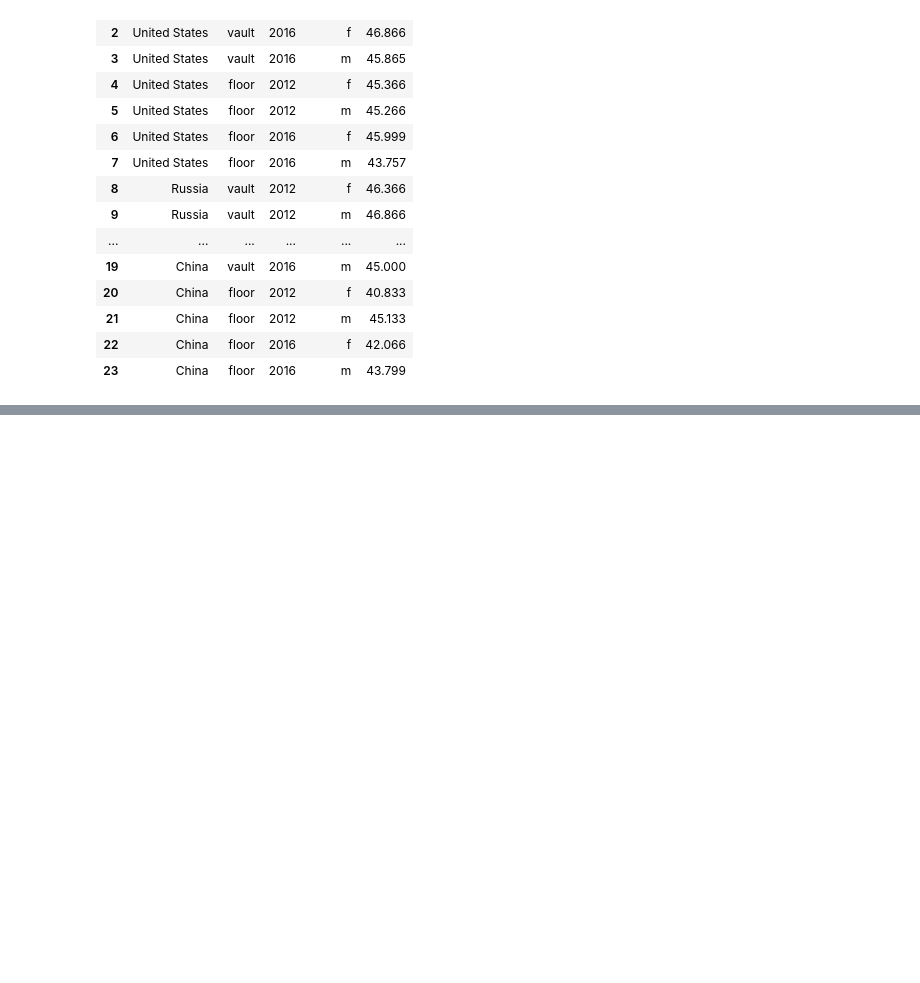
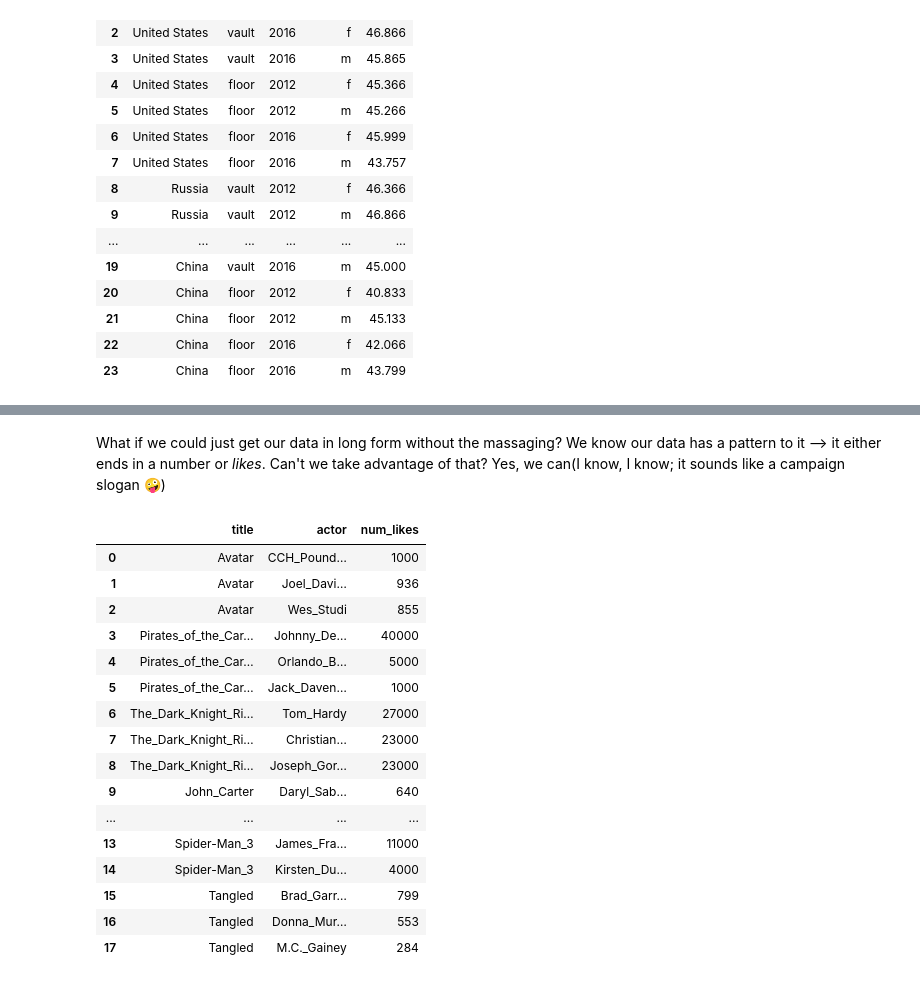
Before and after one commit to pyjanitor-devs/pyjanitor, a Jupyter notebook: examples/notebooks/Pivoting Data from Wide to Long.ipynb, the cells around one changed output, grey strips where cells are left out. Cells and saved outputs as stored; diff of their text form; code cells hidden in the pictures; blank space fills up the shorter version.

```diff
--- a/examples/notebooks/Pivoting Data from Wide to Long.ipynb
+++ b/examples/notebooks/Pivoting Data from Wide to Long.ipynb
@@ -523,0 +745,25 @@ df.pivot_longer(
+# %% [markdown]
+What if we could just get our data in long form without the massaging? We know our data has a pattern to it --> it either ends in a number or *likes*.  Can't we take advantage of that? Yes, we can(I know, I know; it sounds like a campaign slogan 🤪)
+# %%
+df.pivot_longer(index='title',
+        names_to=("actor", "num_likes"),
+        names_pattern=('\d$', 'likes$'),
+    )
+# %% [output]
+|  | title | actor | num_likes |
+| 0 | Avatar | CCH_Pound… | 1000 |
+| 1 | Avatar | Joel_Davi… | 936 |
+| 2 | Avatar | Wes_Studi | 855 |
+| 3 | Pirates_of_the_Car… | Johnny_De… | 40000 |
+| 4 | Pirates_of_the_Car… | Orlando_B… | 5000 |
+| 5 | Pirates_of_the_Car… | Jack_Daven… | 1000 |
+| 6 | The_Dark_Knight_Ri… | Tom_Hardy | 27000 |
+| 7 | The_Dark_Knight_Ri… | Christian… | 23000 |
+| 8 | The_Dark_Knight_Ri… | Joseph_Gor… | 23000 |
+| 9 | John_Carter | Daryl_Sab… | 640 |
+| ... | ... | ... | ... |
+| 13 | Spider-Man_3 | James_Fra… | 11000 |
+| 14 | Spider-Man_3 | Kirsten_Du… | 4000 |
+| 15 | Tangled | Brad_Garr… | 799 |
+| 16 | Tangled | Donna_Mur… | 553 |
+| 17 | Tangled | M.C._Gainey | 284 |
```
Also changed, not shown: parts of 80 cells of this notebook, 6 other files.
